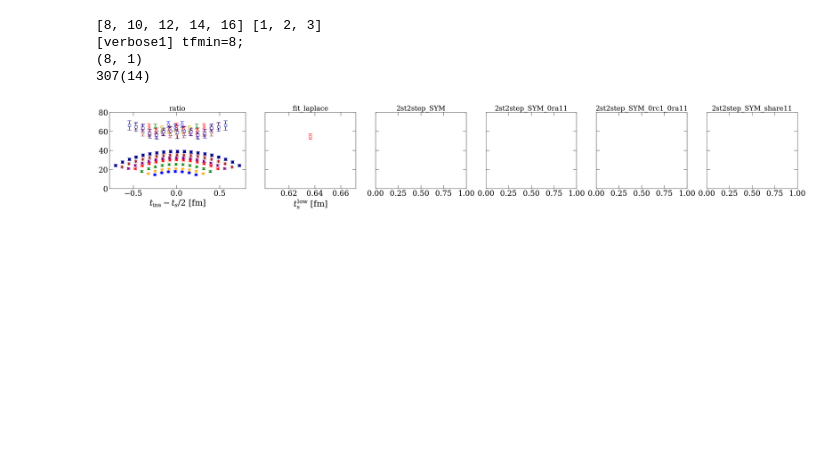
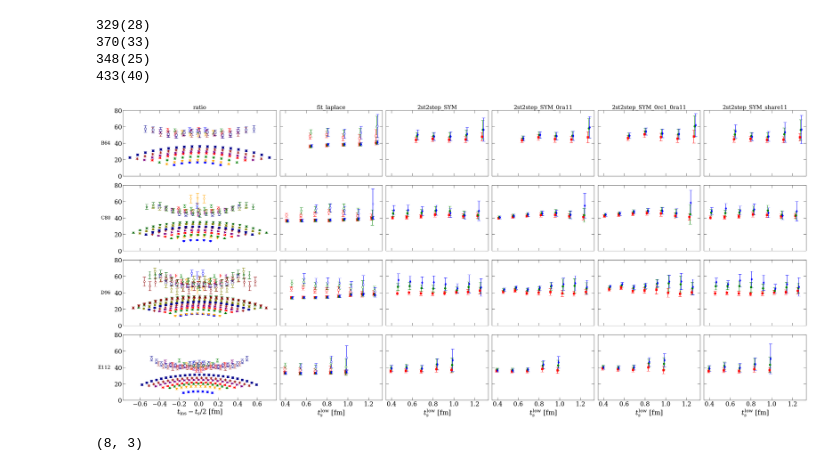
Before and after one commit to lee14916/glwc3, a Jupyter notebook: project2/07_Nsgm/check_fits.ipynb, the cells around one changed output. Cells and saved outputs as stored; diff of their text form; code cells hidden in the pictures; blank space fills up the shorter version.

```diff
--- a/project2/07_Nsgm/check_fits.ipynb
+++ b/project2/07_Nsgm/check_fits.ipynb
@@ -23,6 +35,6 @@ for ens in enss:
 # %%
-enss=['b']
 for g in ['gS+']:
+    ens2dics={}
     for ens in enss:
         pars_jk_meff2st=ens2pars_jk_meff2st[ens]
         [c2pt_disc,tfs_conn,tfs_disc,tf2c2pt_conn,key2tf2c3pt,key2tf2ratio]=ens2data[ens]
@@ -56,49 +68,77 @@ for g in ['gS+']:
                 tf2ratio[tf]=c3/c2[:,None]
             return tf2ratio
         tfmins=tfmins_2st
-        tcmins=tcmins_2st
-        print(tfmins,tcmins)
-        tfmins=[8]; tcmins=[1]
+        tcmins=[n+tcmin for tcmin in tcmins_2st]
 
-        fits_laplace_ds2=yu.doFits_3pt_lbd(lbd2tf2ratio,tfmins,tcmins,symmetrizeQ=symmetrizeQ,label=f'{g}_{ens}_lbd_ds2',verbose=1,downSampling=[1,2],overwrite=True)
+        fits_laplace_ds2=yu.doFits_3pt_lbd(lbd2tf2ratio,tfmins,tcmins,symmetrizeQ=symmetrizeQ,label=f'{g}_{ens}_lbd_ds2',verbose=1,downSampling=[1,2],overwrite=False)
         fits_laplace_ds2=[[(tfmin,tcmin),np.array([pars_jk[:,0],np.abs(pars_jk[:,1])]).T,chi2_jk,Ndof] for (tfmin,tcmin),pars_jk,chi2_jk,Ndof in fits_laplace_ds2]
 
-        fitlabel_chosen=(tfmins[0],1)
-        print(fitlabel_chosen)
+        fitlabel_chosen=(8,n+2)
+        # fitlabel_chosen=fits_laplace_ds2[0][0]
         fit_MA_laplace=yu.doMA_3pt(fits_laplace_ds2,fitlabels=fitlabel_chosen)
         print(yu.jackme_un2str(fit_MA_laplace[0][:,1]*yu.ens2aInv[ens]))
 
         dE=np.mean(fit_MA_laplace[0][:,1])
         tf2ratio_laplace=lbd2tf2ratio(dE)
         # fits_const_2=yu.doFits_3pt('const',tf2ratio_laplace,tfmins,tcmins,symmetrizeQ=symmetrizeQ,label=f'const_2_laplace'+extraLabel)
         # fit_const_MA_2=yu.doMA_3pt(fits_const_2,fitlabels=fitlabel_chosen)
 
-
         xunit=yu.ens2a[ens]
-        yunit=yu.ens2amul[ens]*yu.ens2aInv[ens]
+        yunit=yu.ens2amul_iso[ens]*yu.ens2aInv[ens]
 
         dic={
             'base:[tf2ratio,fits_band,fits_const,fits_sum,fits_2st]':[tf2ratio,None,None,None,None],
             'WAMA:[fit_band_WA,fit_const_MA,fit_sum_MA,fit_2st_MA]':[None,None,None,None],
             'rainbow:[tfmin,tfmax,tcmin,dt]':[None,None,1,None],
             'xyunit':[xunit,yunit],
             'mfc:[global]':['None'],
         }
         dic_lbd={
             'base:[tf2ratio,fits_band,fits_const,fits_sum,fits_2st]':[tf2ratio_laplace,None,fits_laplace_ds2,None,None],
             'WAMA:[fit_band_WA,fit_const_MA,fit_sum_MA,fit_2st_MA]':[None,None,None,None],
             'rainbow:[tfmin,tfmax,tcmin,dt]':[None,None,n+1,None],
             'xyunit':[xunit,yunit],
             'mfc:[global]':['white'],
         }
 
-        colHeaders=['ratio','fit_laplace','2st2step_SYM','2st2step_SYM_0ra11','2st2step_SYM_0rc1_0ra11','2st2step_SYM_share11']
-        fig,axs=yu.makePlot_3pt(dic,shows=['rainbow'],colHeaders=colHeaders,fontsize_colHeaders=20)
-        axs[0,0].set_ylim([0,80])
-        fig,axs=yu.makePlot_3pt(dic_lbd,shows=['rainbow']+[None]*(colHeaders.index('fit_laplace')-1)+['fit_const'],figAxs=(fig,axs),colHeaders=None)
+        label2dic={}
+        for label in label2fits_ds2.keys():
+            label2dic[label]={
+                'base:[tf2ratio,fits_band,fits_const,fits_sum,fits_2st]':[None,None,None,None,label2fits_ds2[label]],
+                'WAMA:[fit_band_WA,fit_const_MA,fit_sum_MA,fit_2st_MA]':[None,None,None,None],
+                'fit_2st:[tfmin_min,tfmin_max,tcmin_min,tcmin_max,dtf,dtc]':[None,None,None,5,None,None],
+                'rainbow:[tfmin,tfmax,tcmin,dt]':[None,None,1,None],
+                'xyunit':[xunit,yunit],
+                'mfc:[global]':['None'],
+            }
+
+        ens2dics[ens]=[dic,dic_lbd,label2dic]
+
+
+    colHeaders=['ratio','fit_laplace','2st2step_SYM','2st2step_SYM_0ra11','2st2step_SYM_0rc1_0ra11','2st2step_SYM_share11']
+    fig,axs=yu.makePlot_3pt([ens2dics[ens][0] for ens in enss],shows=['rainbow'],colHeaders=colHeaders,fontsize_colHeaders=20, sharey=True)
+    yu.addRowHeader(axs,[yu.ens2label[ens] for ens in enss])
+    axs[0,0].set_ylim([0,80])
+    fig,axs=yu.makePlot_3pt([ens2dics[ens][1] for ens in enss],shows=['rainbow']+[None]*(colHeaders.index('fit_laplace')-1)+['fit_const'],figAxs=(fig,axs),colHeaders=None)
+
+    for i,label in enumerate(colHeaders):
+        if label in label2dic.keys():
+            fig,axs=yu.makePlot_3pt([ens2dics[ens][2][label] for ens in enss],shows=['rainbow']+[None]*(i-1)+['fit_2st'],figAxs=(fig,axs),colHeaders=None)
+    fig,axs=yu.makePlot_3pt([ens2dics[ens][2]['2st2step_SYMshare'] for ens in enss],shows=['rainbow','fit_2st'],figAxs=(fig,axs),colHeaders=None)
+
+    yu.finalizePlot()
 # %% [output]
-[8, 10, 12, 14, 16] [1, 2, 3]
-[verbose1] tfmin=8;
-(8, 1)
-307(14)
+329(28)
+370(33)
+348(25)
+433(40)
-[figure, old version]
+[figure, new version]
+# %%
+def get(ens):
+    g='gS+'
+    fits=yu.getFits(f'{g}_{ens}_lbd_ds2')
+    print(fits[0][0])
+
+get('b')
+# %% [output]
+(8, 3)
```
Also changed, not shown: parts of 3 cells of this notebook, 49 other files.
